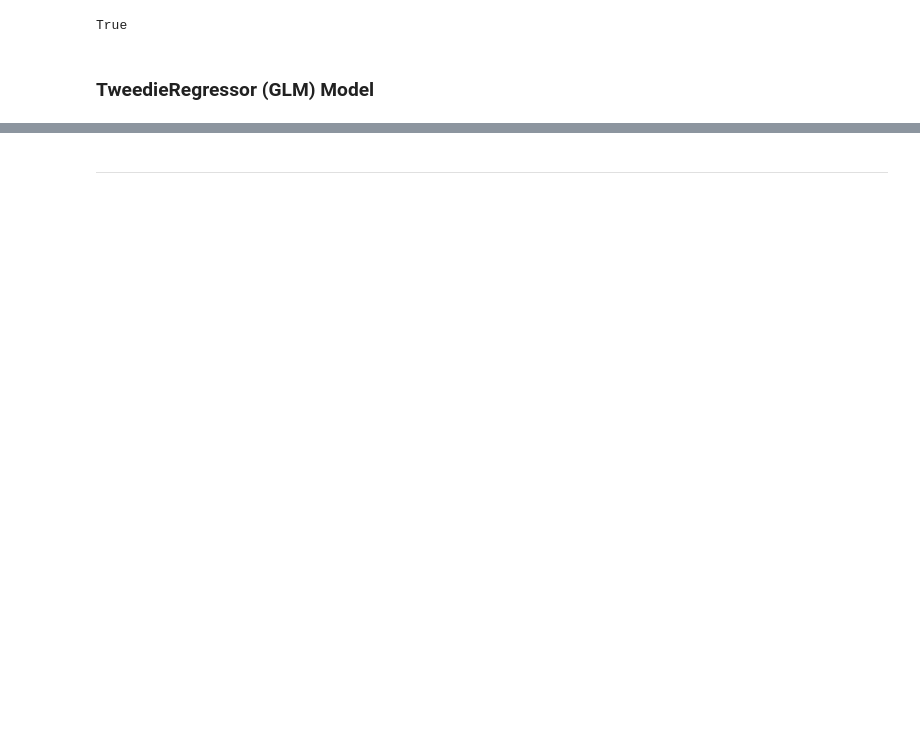
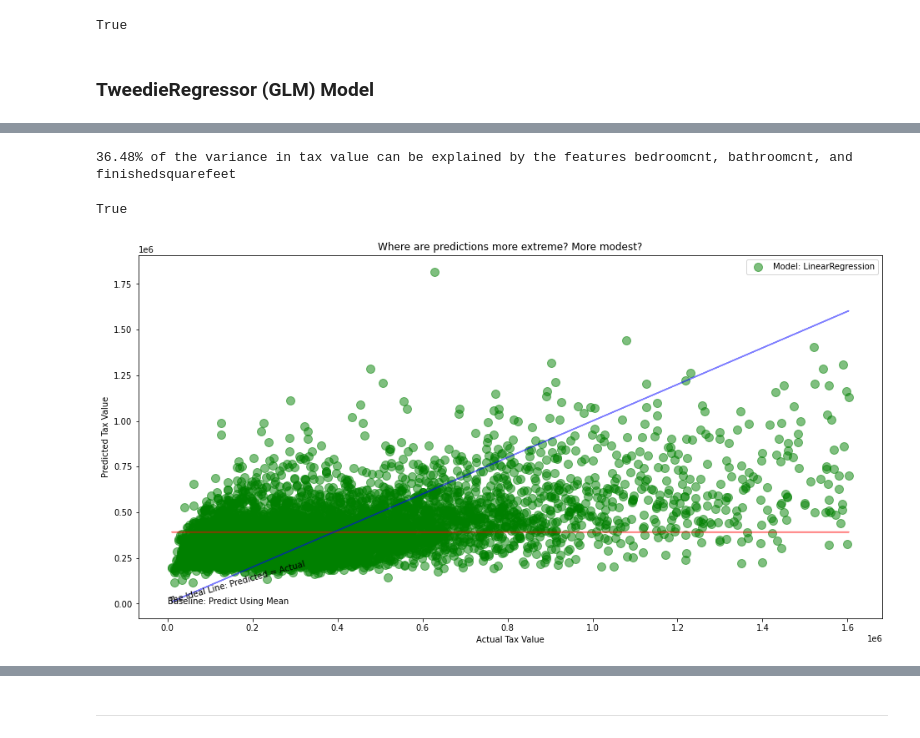
Before and after one commit to justin-m-sullivan/zillow_regression_project, a Jupyter notebook: explore_scratchpad.ipynb, the cells around one changed output, grey strips where cells are left out. Drawn from its saved outputs; the diff is of its cells as text; code cells hidden in the pictures; blank space fills up the shorter version.

Commit message:
updated with modeling

```diff
--- a/explore_scratchpad.ipynb
+++ b/explore_scratchpad.ipynb
@@ -572,0 +605,3 @@ False
+# %%
+# predict train
+y_validate['yhat_glm'] = glm.predict(X_validate)
@@ -572,0 +619,30 @@ False
+# %%
+rs = 182726338920369.188/500857407139901.875
+print(f"{rs:.2%} of the variance in tax value can be explained by the features bedroomcnt, bathroomcnt, and finishedsquarefeet")
+# %% [output]
+36.48% of the variance in tax value can be explained by the features bedroomcnt, bathroomcnt, and finishedsquarefeet
+# %%
+#Does the GLM model perform better than baseline on out of sample data?
+evaluate.better_than_baseline(y_validate.taxvaluedollarcnt, y_validate.yhat_glm)
+# %% [output]
+True
+# %%
+# y_validate.head()
+plt.figure(figsize=(16,8))
+plt.plot(y_validate.taxvaluedollarcnt, y_validate.yhat_baseline, alpha=.5, color="red", label='_nolegend_')
+plt.annotate("Baseline: Predict Using Mean", (16, 9.5))
+plt.plot(y_validate.taxvaluedollarcnt, y_validate.taxvaluedollarcnt, alpha=.5, color="blue", label='_nolegend_')
+plt.annotate("The Ideal Line: Predicted = Actual", (.5, 3.5), rotation=15.5)
+
+plt.scatter(y_validate.taxvaluedollarcnt, y_validate.yhat_lm,
+            alpha=.5, color='green', s=100, label="Model: LinearRegression")
+
+plt.legend()
+plt.xlabel("Actual Tax Value")
+plt.ylabel("Predicted Tax Value")
+plt.title("Where are predictions more extreme? More modest?")
+# plt.annotate("The polynomial model appears to overreact to noise", (2.0, -10))
+# plt.annotate("The OLS model (LinearRegression)\n appears to be most consistent", (15.5, 3))
+plt.show()
+# %% [output]
+[figure, added]
```
Also changed, not shown: parts of 18 cells of this notebook.
